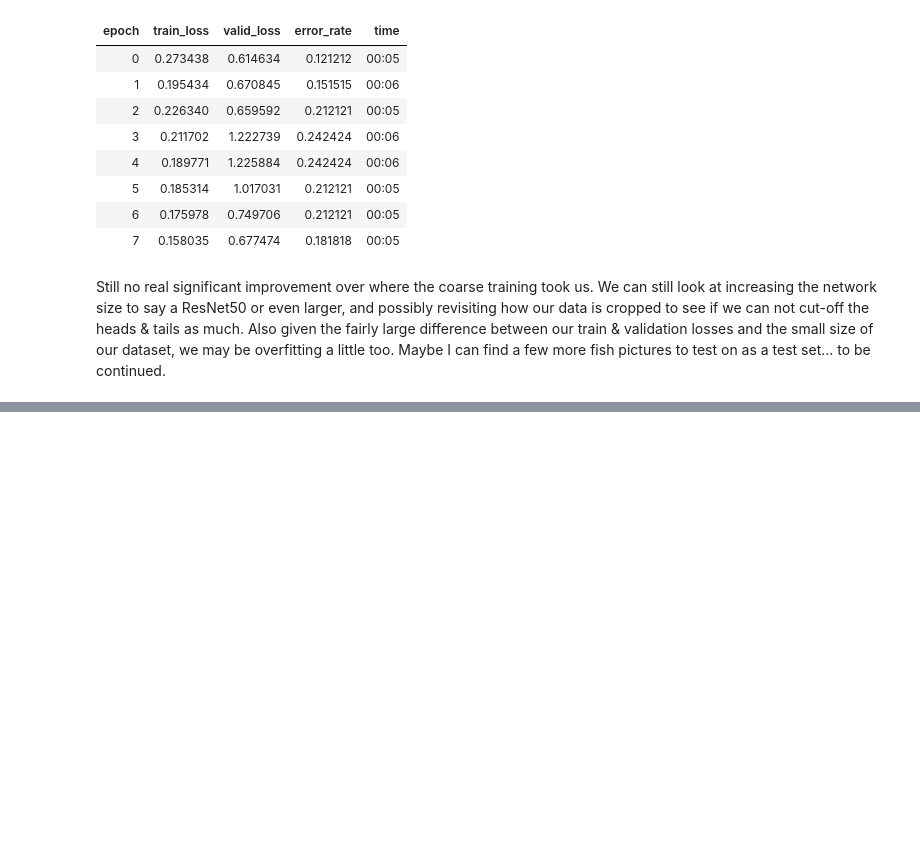
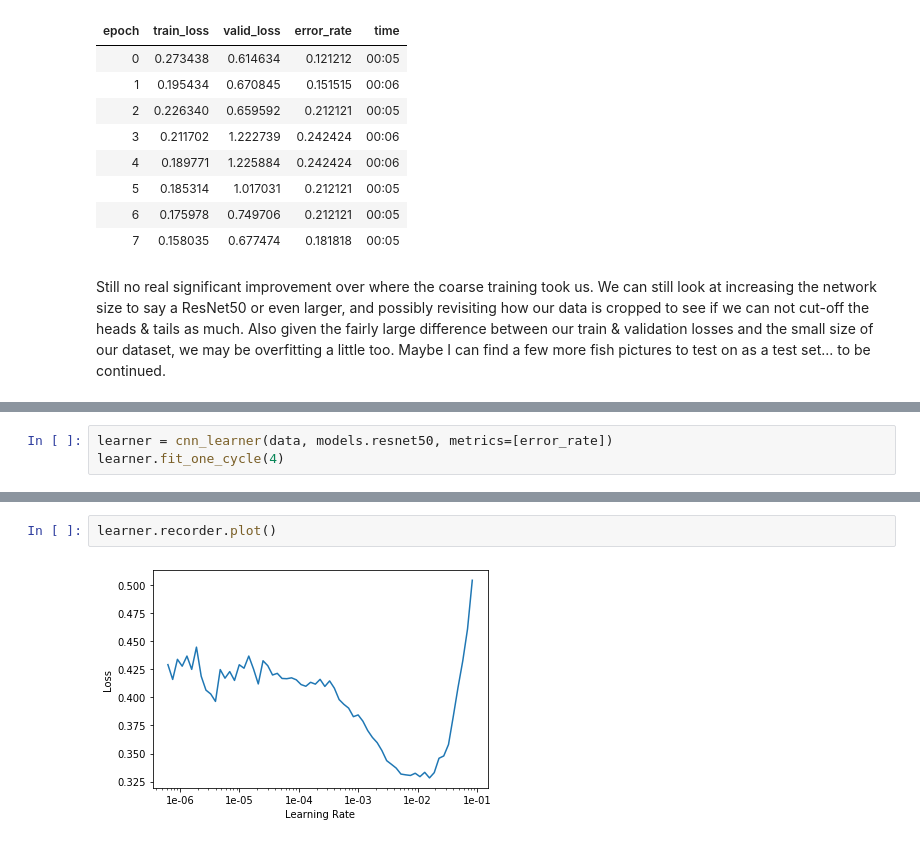
Before and after one commit to JQCoburn/fish-id, a Jupyter notebook: Lesson 1 Fish Identification Model.ipynb, the cells around one changed output, grey strips where cells are left out. Drawn from its saved outputs; the diff is of its cells as text; blank space fills up the shorter version.

```diff
--- a/Lesson 1 Fish Identification Model.ipynb
+++ b/Lesson 1 Fish Identification Model.ipynb
@@ -171,0 +186,3 @@ Still no real significant improvement over where the coarse training took us. We
+# %%
+learner = cnn_learner(data, models.resnet50, metrics=[error_rate])
+learner.fit_one_cycle(4)
@@ -171,0 +212,4 @@ Still no real significant improvement over where the coarse training took us. We
+# %%
+learner.recorder.plot()
+# %% [output]
+[figure, added]
```
Also changed, not shown: parts of 12 cells of this notebook.
